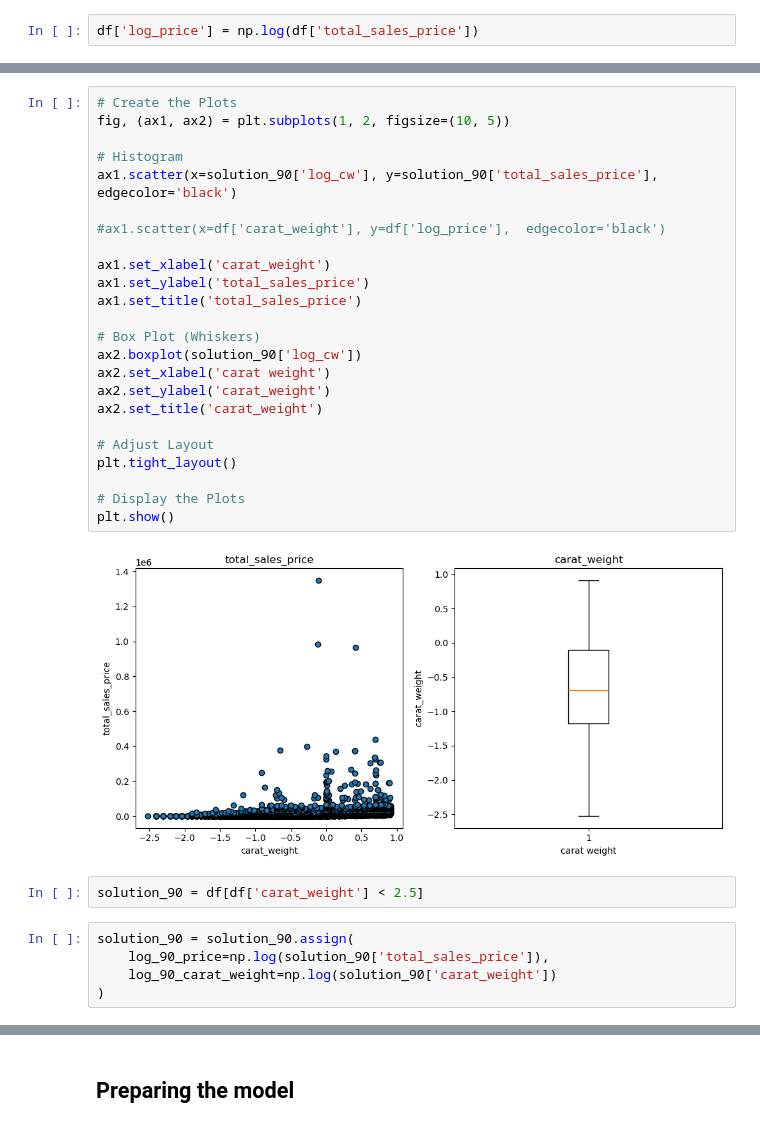
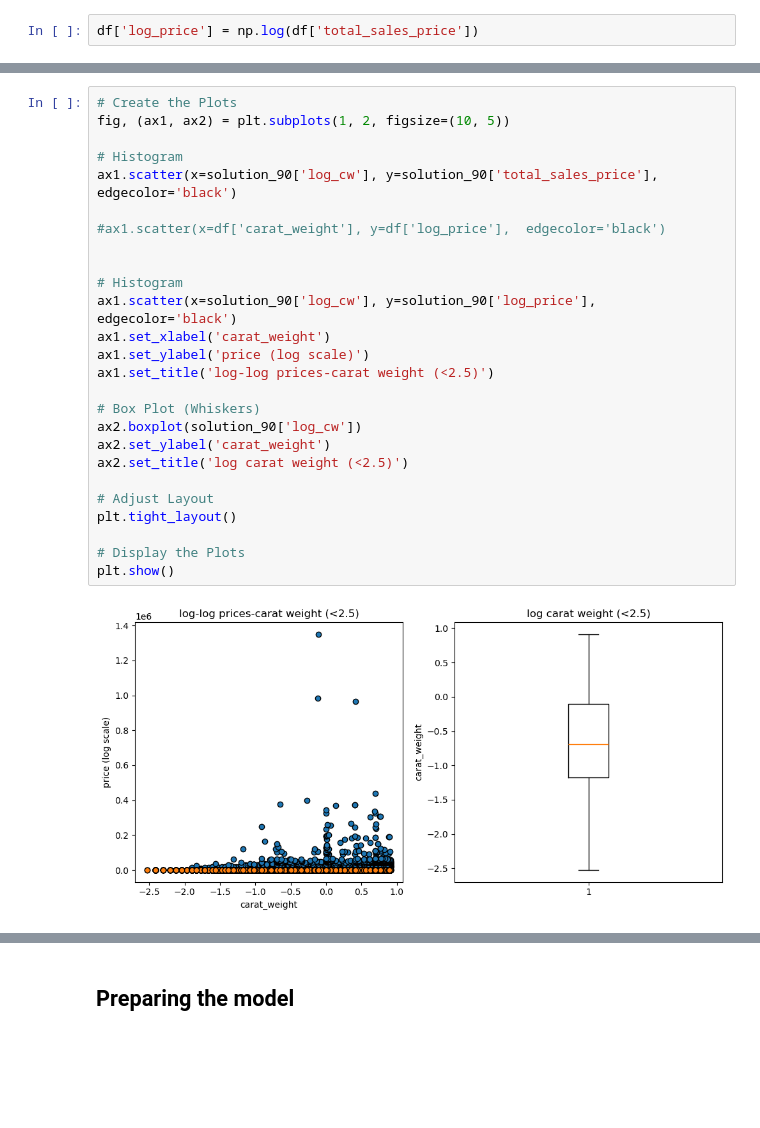
Before and after one commit to Data-Science-Projects-Code/Diamonds, a Jupyter notebook: Diamonds/notebooks/Models.ipynb, the cells around one changed output, grey strips where cells are left out. Saved outputs shown, nothing was run; the diff lists cells and outputs as text; blank space fills up the shorter version.

Commit message:
Add: 2.5 cw charting

```diff
--- a/Diamonds/notebooks/Models.ipynb
+++ b/Diamonds/notebooks/Models.ipynb
@@ -299,33 +343,28 @@ solution_90 = df[df['carat_weight'] < 2.5]
 # %%
 # Create the Plots
 fig, (ax1, ax2) = plt.subplots(1, 2, figsize=(10, 5))
 
 # Histogram
 ax1.scatter(x=solution_90['log_cw'], y=solution_90['total_sales_price'],  edgecolor='black')
 
 #ax1.scatter(x=df['carat_weight'], y=df['log_price'],  edgecolor='black')
 
+
+# Histogram
+ax1.scatter(x=solution_90['log_cw'], y=solution_90['log_price'],  edgecolor='black')
 ax1.set_xlabel('carat_weight')
-ax1.set_ylabel('total_sales_price')
-ax1.set_title('total_sales_price')
+ax1.set_ylabel('price (log scale)')
+ax1.set_title('log-log prices-carat weight (<2.5)')
 
 # Box Plot (Whiskers)
 ax2.boxplot(solution_90['log_cw'])
-ax2.set_xlabel('carat weight')
 ax2.set_ylabel('carat_weight')
-ax2.set_title('carat_weight')
+ax2.set_title('log carat weight (<2.5)')
 
 # Adjust Layout
 plt.tight_layout()
 
 # Display the Plots
 plt.show()
 # %% [output]
-[figure, old version]
+[figure, new version]
-# %%
-solution_90 = df[df['carat_weight'] < 2.5]
-# %%
-solution_90 = solution_90.assign(
-    log_90_price=np.log(solution_90['total_sales_price']),
-    log_90_carat_weight=np.log(solution_90['carat_weight'])
-)
```
Also changed, not shown: parts of 14 cells of this notebook.
